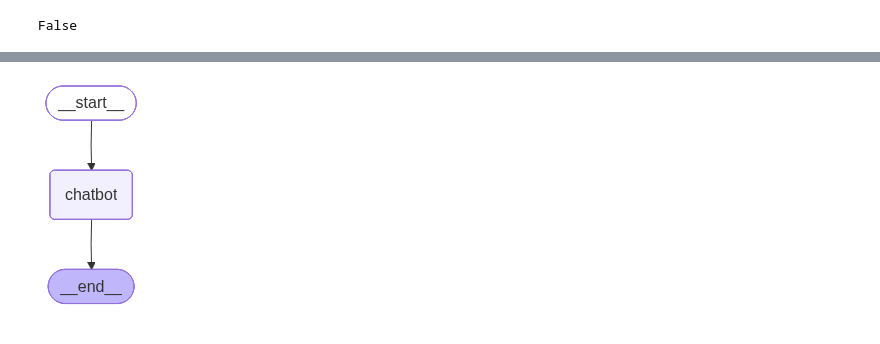
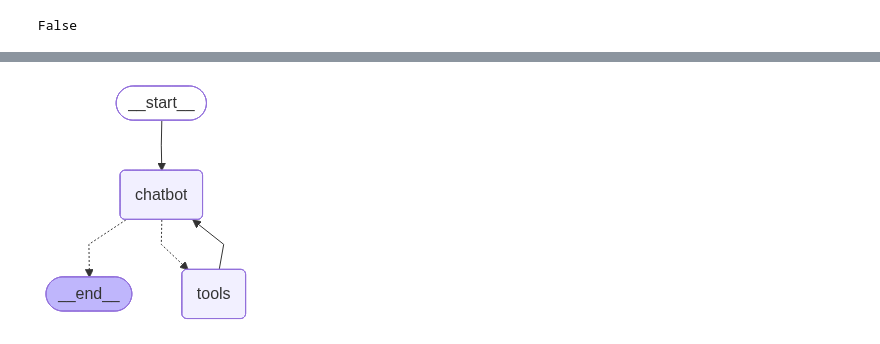
Before and after one commit to keonoh00/ai-agents, a Jupyter notebook: langgraph/hi-langgraph/chatbot.ipynb, the cells around one changed output, grey strips where cells are left out. Cells and saved outputs as stored; diff of their text form; code cells hidden in the pictures.

Commit message:
feat: enhance chatbot notebook with tool integration and improved state management

```diff
--- a/langgraph/hi-langgraph/chatbot.ipynb
+++ b/langgraph/hi-langgraph/chatbot.ipynb
@@ -10,9 +15,12 @@ dotenv.load_dotenv(dotenv_path="../../.venv")
 # %% [output]
 False
 # %%
+import sqlite3
+
+
 llm = init_chat_model(
     "ollama:gpt-oss:latest",
     base_url=os.environ.get("OLLAMA_BASE_URL"),
 )
 
-llm.invoke([{"role": "user", "content": "Hello"}])
+sql_connection = sqlite3.connect("memory.db", check_same_thread=False)
@@ -25,19 +31,37 @@ class State(MessagesState):
 
 graph_builder = StateGraph(State)
 # %%
+@tool
+def get_weather(city: str):
+    """
+    Get weather in the city
+    """
+    return f"The weather in {city} is sunny."
+
+
+# Explaining and providing information about the available tool to the LLM model
+llm_with_tools = llm.bind_tools(tools=[get_weather])
+
+
 def chatbot(state: State) -> State:
-    response = llm.invoke(state["messages"])
+    response = llm_with_tools.invoke(state["messages"])
     return {"messages": [response]}
 # %%
+tools = ToolNode(tools=[get_weather])
+
 graph_builder.add_node("chatbot", chatbot)
+graph_builder.add_node("tools", tools)
 
 graph_builder.add_edge(START, "chatbot")
-graph_builder.add_edge("chatbot", END)
+graph_builder.add_conditional_edges("chatbot", tools_condition)
+graph_builder.add_edge("tools", "chatbot")
 
-graph = graph_builder.compile()
+graph = graph_builder.compile(
+    checkpointer=SqliteSaver(sql_connection),
+)
 graph
 # %% [output]
-[figure, old version]
+[figure, new version]
 # %%
 graph.invoke(
     {
```
Also changed, not shown: parts of 5 cells of this notebook.
